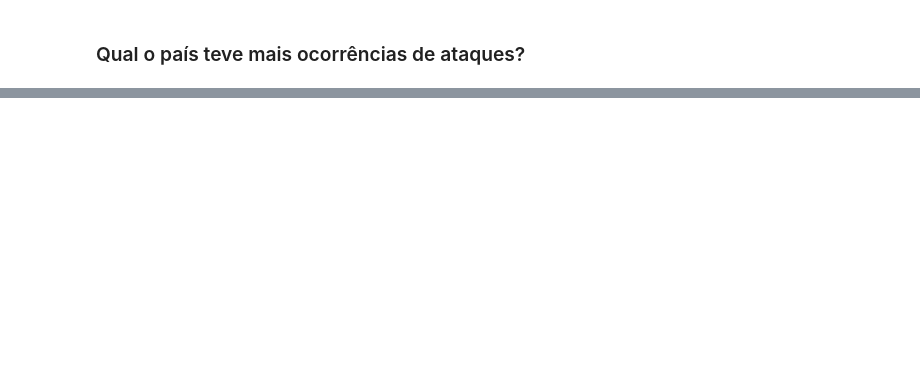
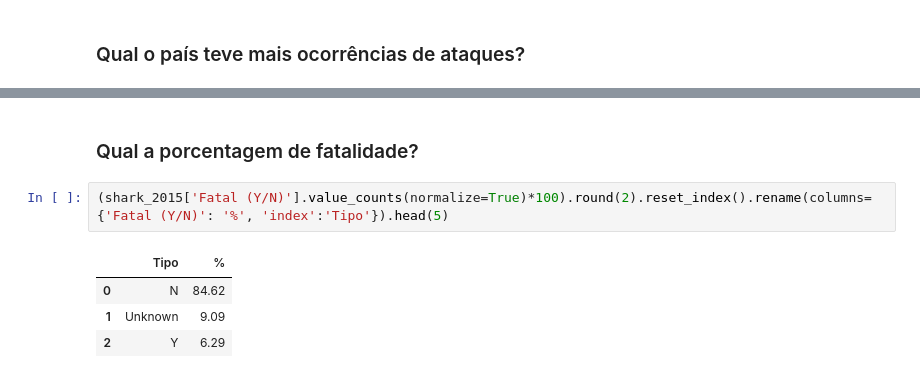
Before and after one commit to frkferreira/Projeto_Shark_Attack, a Jupyter notebook: Shark_Attack_Project.ipynb, the cells around one changed output, grey strips where cells are left out. Cells and saved outputs as stored; diff of their text form; blank space fills up the shorter version.

```diff
--- a/Shark_Attack_Project.ipynb
+++ b/Shark_Attack_Project.ipynb
@@ -360,0 +386,9 @@ shark_2015['Species'].value_counts().reset_index().rename(columns= {'Genero': 'S
+# %% [markdown]
+### Qual a porcentagem de fatalidade?
+# %%
+(shark_2015['Fatal (Y/N)'].value_counts(normalize=True)*100).round(2).reset_index().rename(columns= {'Fatal (Y/N)': '%', 'index':'Tipo'}).head(5)
+# %% [output]
+|  | Tipo | % |
+| 0 | N | 84.62 |
+| 1 | Unknown | 9.09 |
+| 2 | Y | 6.29 |
```
Also changed, not shown: parts of 35 cells of this notebook, 2 other files.
